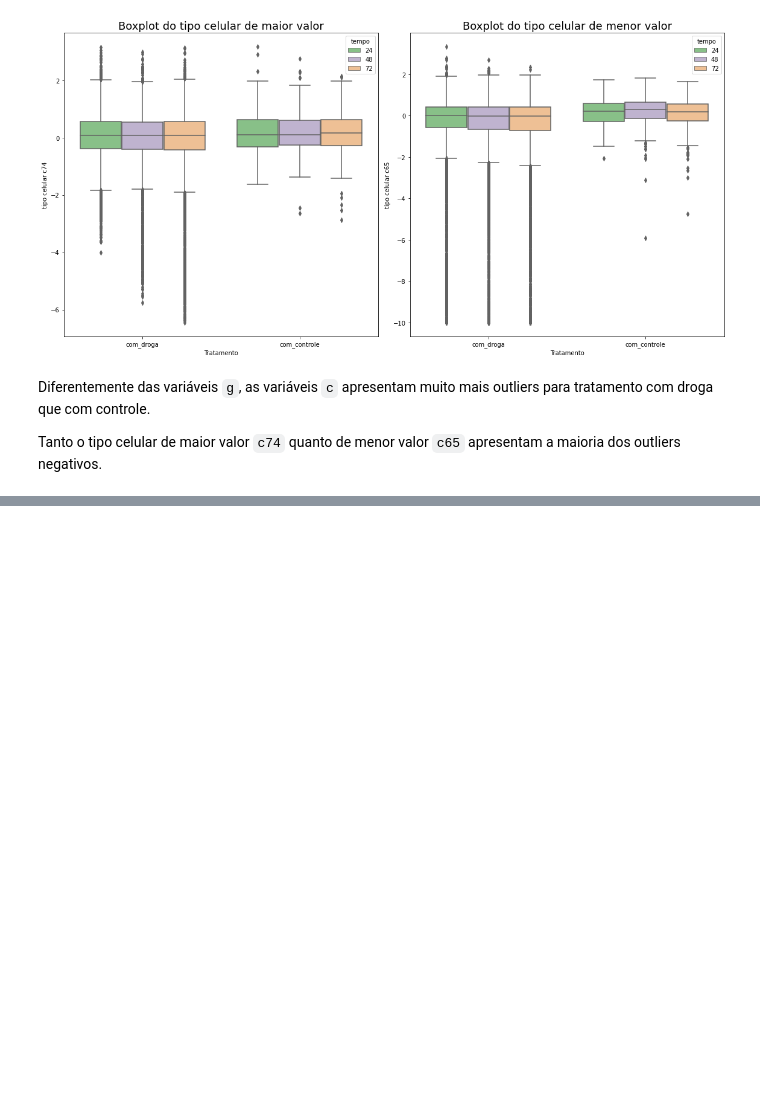
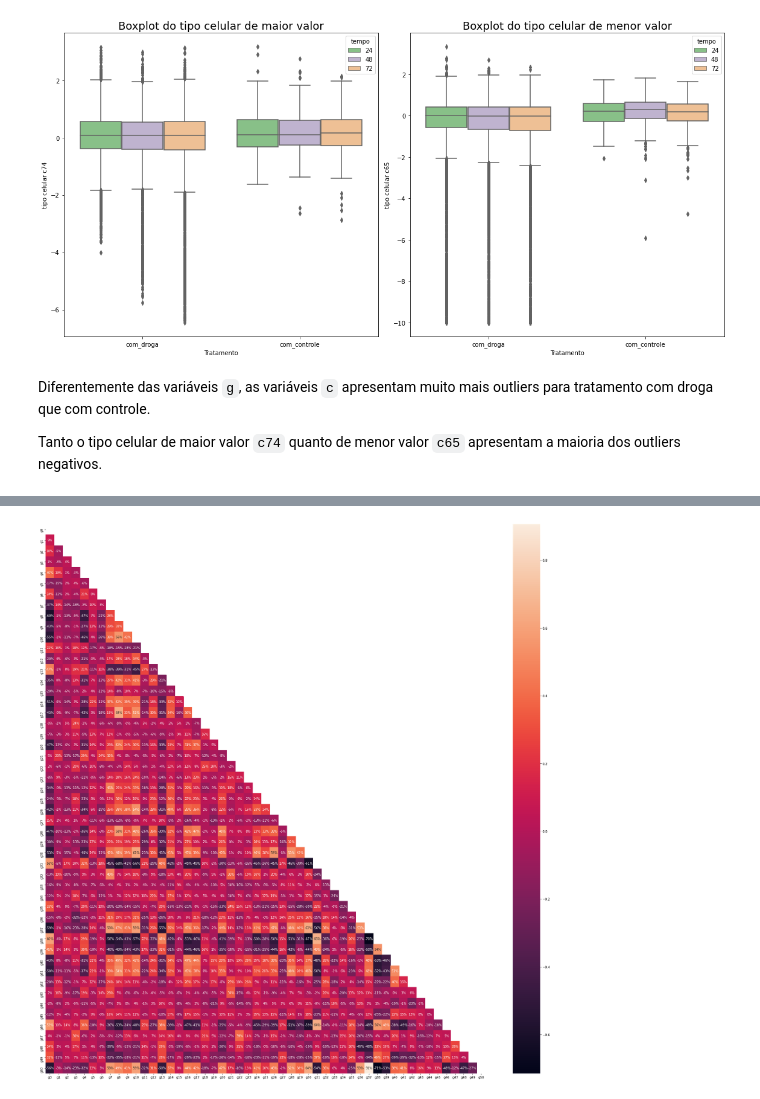
Before and after one commit to marinavillaschi/drug-discovery-analysis, a Jupyter notebook: Análise_de_Novos_Fármacos.ipynb, the cells around one changed output, grey strips where cells are left out. Saved outputs shown, nothing was run; the diff lists cells and outputs as text; code cells hidden in the pictures; blank space fills up the shorter version.

```diff
--- a/Análise_de_Novos_Fármacos.ipynb
+++ b/Análise_de_Novos_Fármacos.ipynb
@@ -495,0 +617,9 @@ Tanto o tipo celular de maior valor `c74` quanto de menor valor `c65` apresentam
+# %%
+# criando matriz de correlação para genes
+corr_g = df2.loc[:,'g0':'g50'].corr()
+mask = np.triu(np.ones_like(corr_g, dtype=bool))
+plt.figure(figsize=(25,25))
+sns.heatmap(corr_g, mask=mask, fmt='.0%', annot=True)
+plt.tight_layout()
+# %% [output]
+[figure, added]
```
Also changed, not shown: parts of 20 cells of this notebook.
